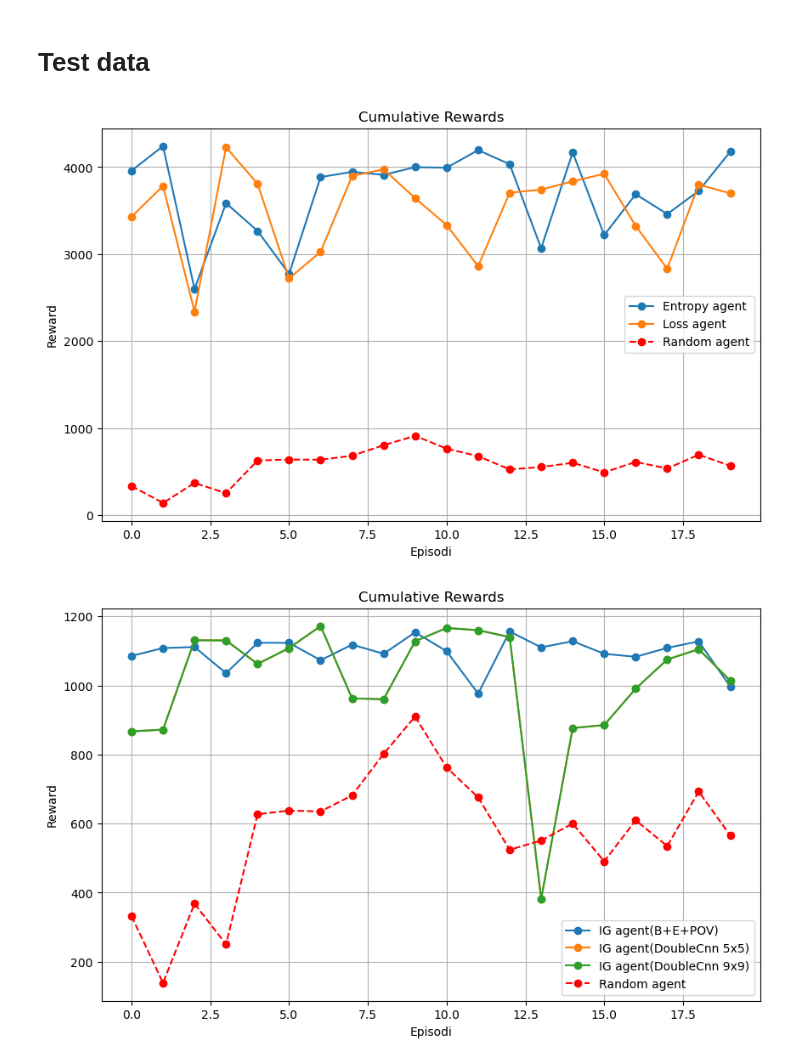
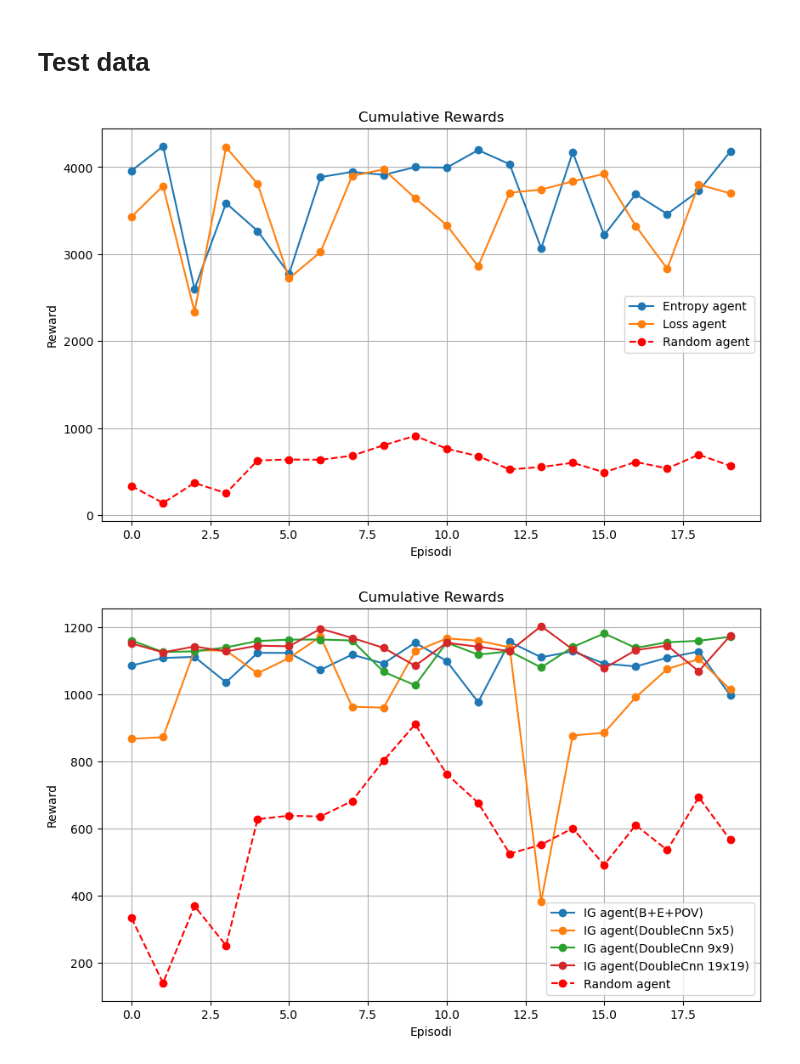
Before and after one commit to Emamasi-uni/explorationRL, a Jupyter notebook: results.ipynb, the cells around one changed output. Saved outputs shown, nothing was run; the diff lists cells and outputs as text; code cells hidden in the pictures.

```diff
--- a/results.ipynb
+++ b/results.ipynb
@@ -141,41 +146,46 @@ test_data_random = read_dict(file_path=f"./data/policy1_random/test_data_random_
 test_data_ig_reward = read_dict(file_path=f"./data/policy2_ig_reward/test_data_ig_reward_cnn_new_env_20x20_with_pov.json")
 test_data_ig_reward_doubleCNN_expov1 = read_dict(file_path=f"./data/policy2_ig_reward/test_data_ig_reward_env_20x20_doubleCNN_expov1.json")
 test_data_ig_reward_doubleCNN_expov3 = read_dict(file_path=f"./data/policy2_ig_reward/test_data_ig_reward_env_20x20_doubleCNN_expov3.json")
+test_data_ig_reward_doubleCNN_expov8 = read_dict(file_path=f"./data/policy2_ig_reward/test_data_ig_reward_env_20x20_doubleCNN_expov8.json")
 test_data_ig_reward_curriculum = read_dict(file_path=f"./data/policy2_ig_reward_curriculum/test_data_ig_reward_curriculum_cnn.json")
 test_data_random_agent = read_dict(file_path=f"./data/random_agent/test_data_random_agent_ig_new_env_20x20.json")
 test_data_no_train = read_dict(file_path=f"data/no_train/test_data_no_train_ig_new_env_20x20.json")
 # %%
 test_data_policy_best_pov = [test_data_entropy['cumulative_rewards_per_run'], test_data_loss['cumulative_rewards_per_run'], test_data_random_agent['cumulative_rewards_per_run']]
-test_data_policy_ig = [test_data_ig_reward['cumulative_rewards_per_run'], test_data_ig_reward_doubleCNN_expov1['cumulative_rewards_per_run'], test_data_ig_reward_doubleCNN_expov1['cumulative_rewards_per_run'], test_data_random_agent['cumulative_rewards_per_run']]
+test_data_policy_ig = [test_data_ig_reward['cumulative_rewards_per_run'],
+                       test_data_ig_reward_doubleCNN_expov1['cumulative_rewards_per_run'],
+                       test_data_ig_reward_doubleCNN_expov3['cumulative_rewards_per_run'],
+                       test_data_ig_reward_doubleCNN_expov8['cumulative_rewards_per_run'],
+                       test_data_random_agent['cumulative_rewards_per_run']]
 test_data_policy_ig_curriculum = [test_data_ig_reward_curriculum['cumulative_rewards_per_run'], test_data_random_agent['cumulative_rewards_per_run']]
 test_data_policy_no_train = [test_data_no_train['cumulative_rewards_per_run'], test_data_random_agent['cumulative_rewards_per_run']]
 
 plot_metrics(test_data_policy_best_pov,
              title="Cumulative Rewards",
              ylabel="Reward",
              xlabel="Episodi",
              legend_labels=["Entropy agent", "Loss agent", "Random agent"])
 
 plot_metrics(test_data_policy_ig,
              title="Cumulative Rewards",
              ylabel="Reward",
              xlabel="Episodi",
-             legend_labels=["IG agent(B+E+POV)", 'IG agent(DoubleCnn 5x5)', 'IG agent(DoubleCnn 9x9)', "Random agent"])
+             legend_labels=["IG agent(B+E+POV)", 'IG agent(DoubleCnn 5x5)', 'IG agent(DoubleCnn 9x9)', 'IG agent(DoubleCnn 19x19)', "Random agent"])
 
 plot_metrics(test_data_policy_ig_curriculum,
              title="Cumulative Rewards",
              ylabel="Reward",
              xlabel="Episodi",
              legend_labels=["IG curriculum agent", "Random agent"])
 
 plot_metrics(test_data_policy_no_train,
                 title="Cumulative Rewards",
                 ylabel="Reward",
                 xlabel="Episodi",
                 legend_labels=["No train agent", "Random agent"])
 # %% [output]
 [figure]
-[figure, old version]
+[figure, new version]
 [figure]
 [figure]
 # %%
```
Also changed, not shown: parts of 11 cells of this notebook, 6 other files.
